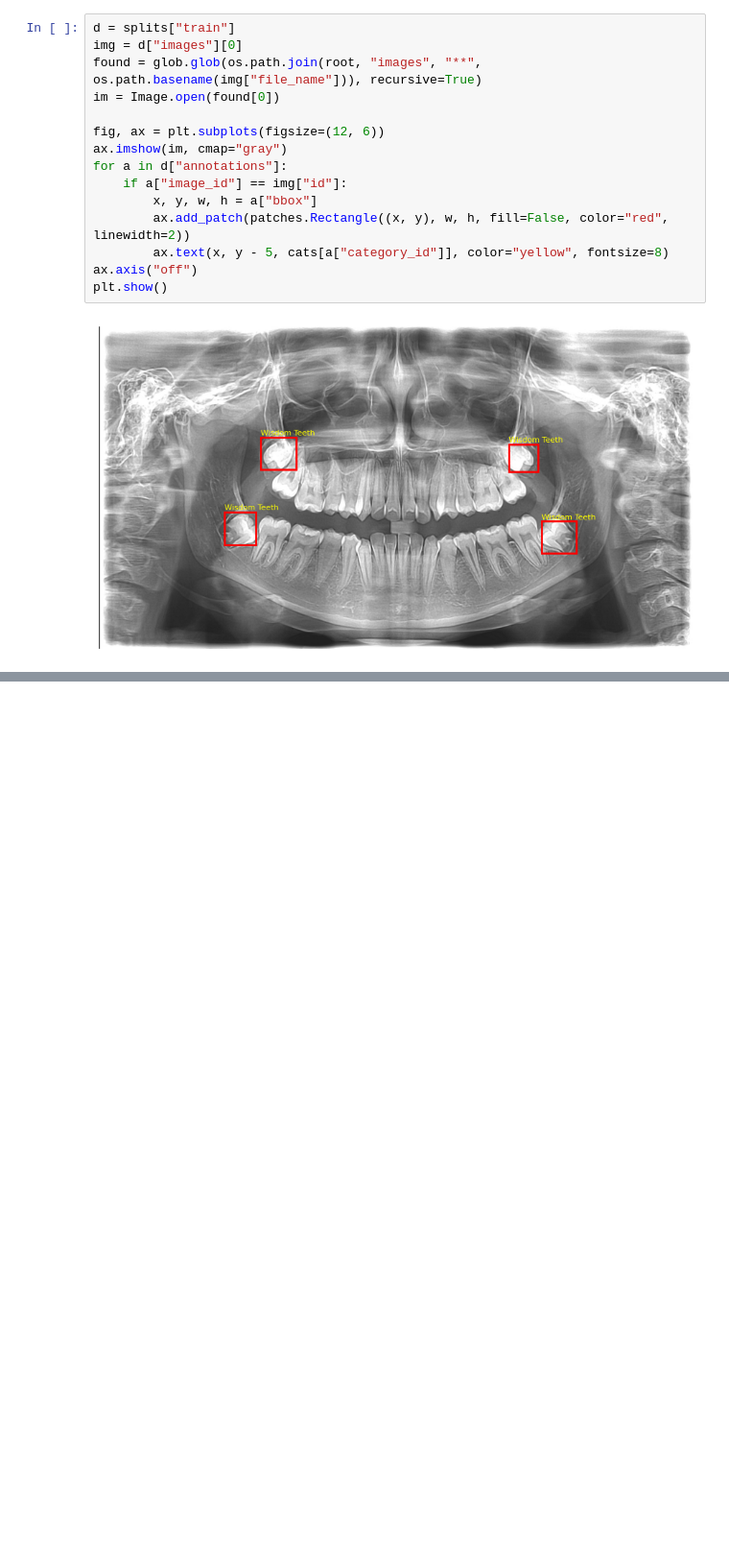
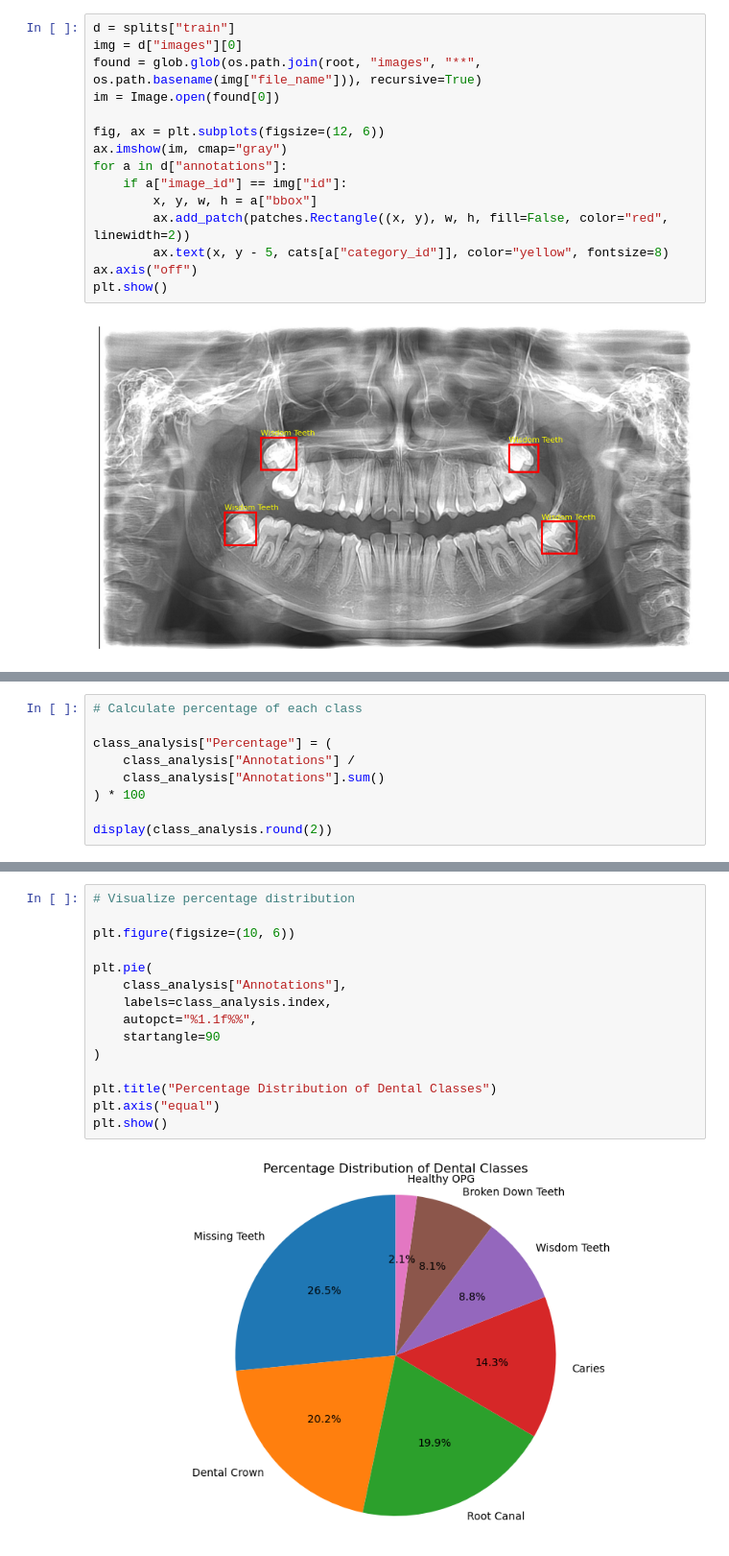
Before and after one commit to amirmahdihaghverdi/dental_p, a Jupyter notebook: MOPG-7/explore.ipynb, the cells around one changed output, grey strips where cells are left out. Shown at 96% size. Saved outputs shown, nothing was run; the diff lists cells and outputs as text; blank space fills up the shorter version.

```diff
--- a/MOPG-7/explore.ipynb
+++ b/MOPG-7/explore.ipynb
@@ -104,0 +174,9 @@ plt.show()
+# %%
+# Calculate percentage of each class
+
+class_analysis["Percentage"] = (
+    class_analysis["Annotations"] /
+    class_analysis["Annotations"].sum()
+) * 100
+
+display(class_analysis.round(2))
@@ -104,0 +193,17 @@ plt.show()
+# %%
+# Visualize percentage distribution
+
+plt.figure(figsize=(10, 6))
+
+plt.pie(
+    class_analysis["Annotations"],
+    labels=class_analysis.index,
+    autopct="%1.1f%%",
+    startangle=90
+)
+
+plt.title("Percentage Distribution of Dental Classes")
+plt.axis("equal")
+plt.show()
+# %% [output]
+[figure, added]
```
Also changed, not shown: parts of 8 cells of this notebook, 1 other file.
